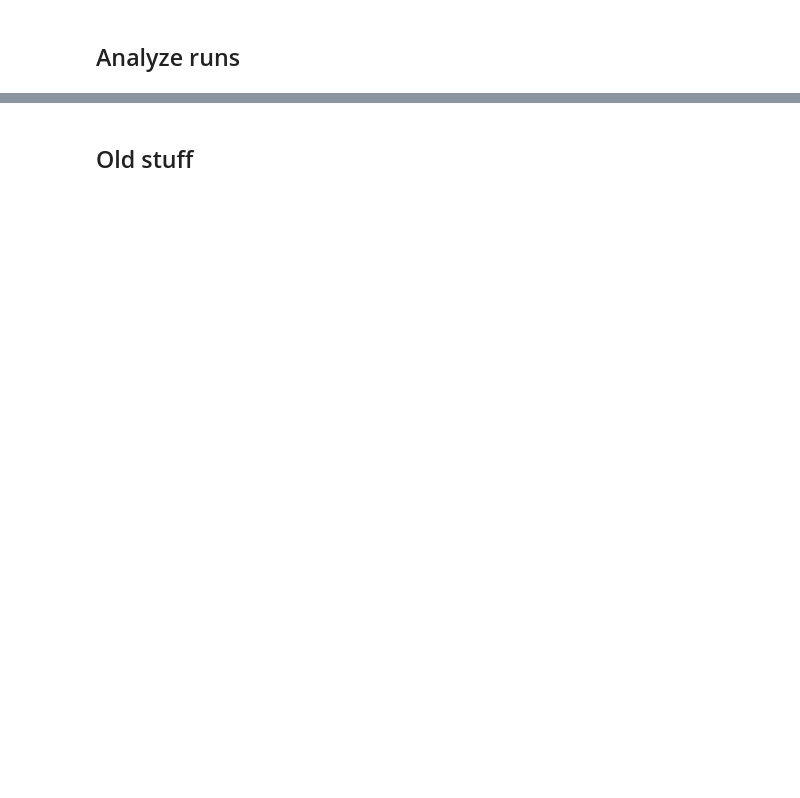
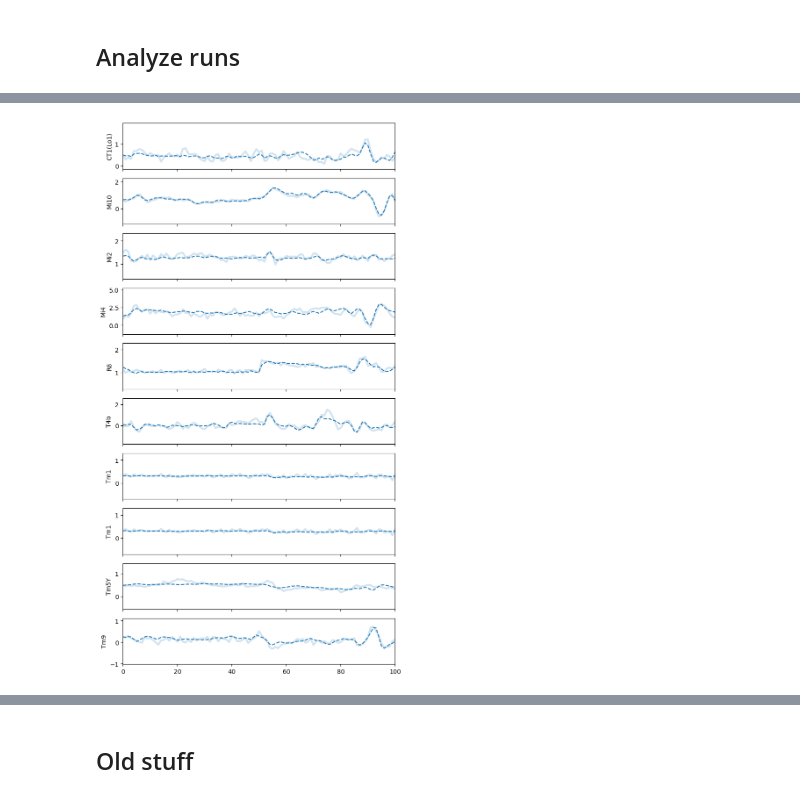
Before and after one commit to saalfeldlab/NeuralGraph, a Jupyter notebook: src/LatentEvolution/latent_space.ipynb, the cells around one changed output, grey strips where cells are left out. Saved outputs shown, nothing was run; the diff lists cells and outputs as text; code cells hidden in the pictures; blank space fills up the shorter version.

```diff
--- a/src/LatentEvolution/latent_space.ipynb
+++ b/src/LatentEvolution/latent_space.ipynb
@@ -115,4 +137,9 @@ PosixPath('/groups/saalfeld/home/kumarv4/repos/NeuralGraph/runs/batch_and_lr_wo_
 # %%
 # load model
 
-model = LatentModel(model_params[pick_run_dir]).cuda()
+model = LatentModel(model_params[pick_run_dir]).to(device)
+model.load_state_dict(torch.load(f"{pick_run_dir}/model_final.pt"))
+model.eval()
+with open(pick_run_dir / "config.yaml") as fin:
+    raw = yaml.safe_load(fin)
+config = ModelParams.model_validate(raw)
@@ -129,0 +148,12 @@ plt.colorbar()
+# %%
+sim_data = SimulationResults.load("/groups/saalfeld/home/kumarv4/repos/NeuralGraph/graphs_data/fly/fly_N9_62_1/x_list_0.npy")
+# %%
+split = config.training.data_split
+val_mat = sim_data[FlyVisSim.VOLTAGE][split.validation_start:split.validation_end]
+val_data = torch.tensor(val_mat, device=device)
+val_stim = torch.tensor(sim_data[FlyVisSim.STIMULUS][split.validation_start:split.validation_end], device=device)
+# %%
+# reconstruction
+
+proj = model.encoder(val_data)
+recon = model.decoder(proj).detach().cpu().numpy()
@@ -129,0 +201,48 @@ plt.colorbar()
+# %%
+
+plot_neuron_types = np.sort(np.random.choice(neuron_type_name, 10))
+# plot_neuron_types = ['R1', 'R7', 'C2', 'Mi11', 'Tm1', 'Tm4', 'Tm30']
+
+_, ax = plt.subplots(len(plot_neuron_types), 1, figsize=(8, 16), sharex=True)
+t0 = 0
+T = val_mat.shape[0]
+tvals = np.arange(t0, t0 + T)
+rng = np.random.default_rng(seed=123)
+picks = [rng.choice(nixs) for nixs in neuron_ixs_by_type]
+
+for i, ptype in enumerate(plot_neuron_types):
+    nix = picks[neuron_type_index[ptype]]
+    true_trace = val_mat[:, nix]
+    p = ax[i].plot(
+        tvals,
+        recon[:, nix],
+        ls="dashed",
+        # marker=".",
+        label="reconstruct each time point",
+    )
+
+    ax[i].plot(tvals, true_trace, lw=3, color=p[-1].get_color(), alpha=0.2)
+    ylim = ax[i].get_ylim()
+    yc = 0.5*(ylim[0] + ylim[1])
+    ylen = ylim[1] - ylim[0]
+    if ylen < 2:
+        ylim = (yc-1, yc+1)
+
+
+    # # ax[i].set_ylim(1, 2)
+    # # # time evolve
+    # ax[i].plot(
+    #     tvals,
+    #     evolved[:, nix],
+    #     color=p[-1].get_color(),
+    #     ls="dotted",
+    #     label="learn linear evolver",
+    # )
+
+
+    ax[i].set_ylim(*ylim)
+    ax[i].set_ylabel(ptype)
+plt.xlim(0, 100)
+plt.subplots_adjust(hspace=0.2)
+# %% [output]
+[figure, added]
```
Also changed, not shown: parts of 22 cells of this notebook.
